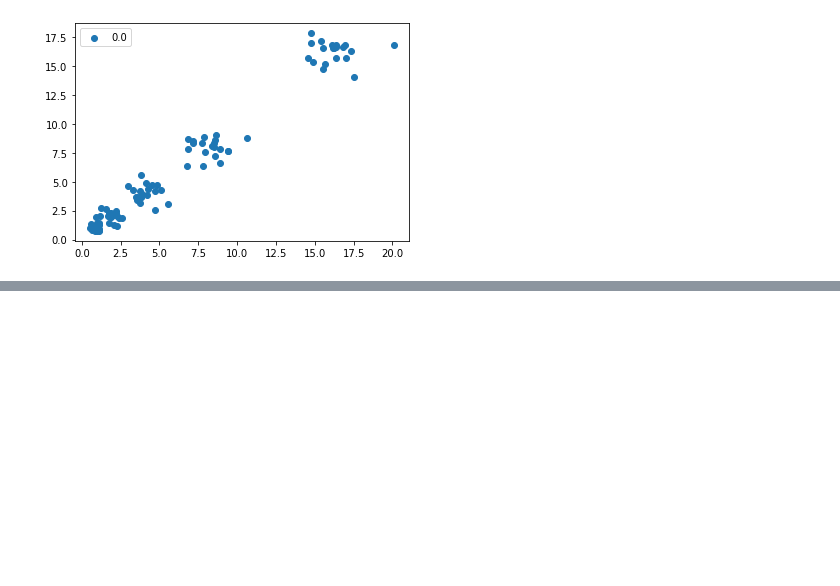
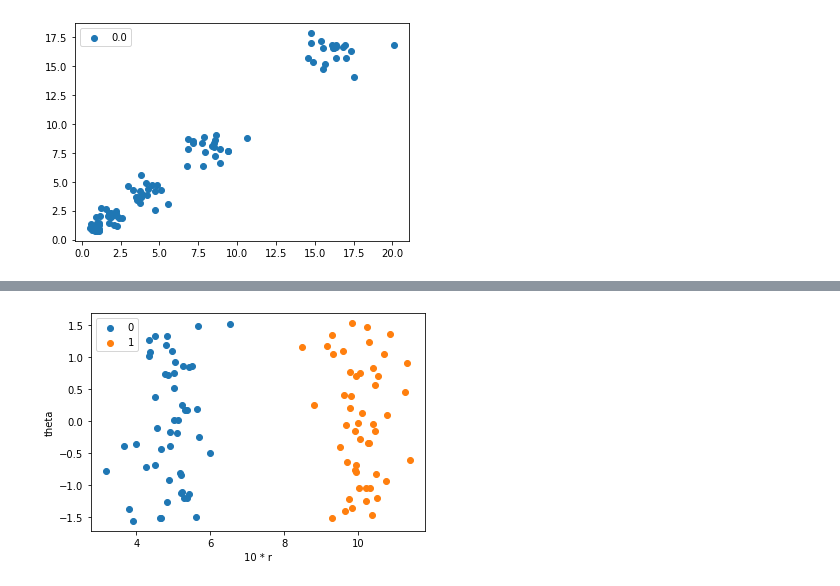
Before and after one commit to aryamaanjain/cvit_workshop, a Jupyter notebook: day_8/cvit_summer_workshop_03june2020_2.ipynb, the cells around one changed output, grey strips where cells are left out. Cells and saved outputs as stored; diff of their text form; code cells hidden in the pictures; blank space fills up the shorter version.

```diff
--- a/day_8/cvit_summer_workshop_03june2020_2.ipynb
+++ b/day_8/cvit_summer_workshop_03june2020_2.ipynb
@@ -141,0 +194,16 @@ plot_clusters(points, cluster_labels, show_annotation=False)
+# %%
+points, _ = make_circles(100, noise=0.06, factor=0.5)
+points_rt = []  # r theta
+for i in points:
+  r = math.sqrt(i[0]**2 + i[1]**2)
+  t = math.atan(i[1]/i[0])
+  points_rt.append([10*r, t])
+points = np.array(points_rt)
+# %%
+cluster_labels, initial_centers, final_centers = KMeans(points, 2)
+plot_clusters(points, cluster_labels, show_annotation=False)
+plt.xlabel('10 * r')
+plt.ylabel('theta')
+plt.show()
+# %% [output]
+[figure, added]
```
Also changed, not shown: parts of 14 cells of this notebook.
